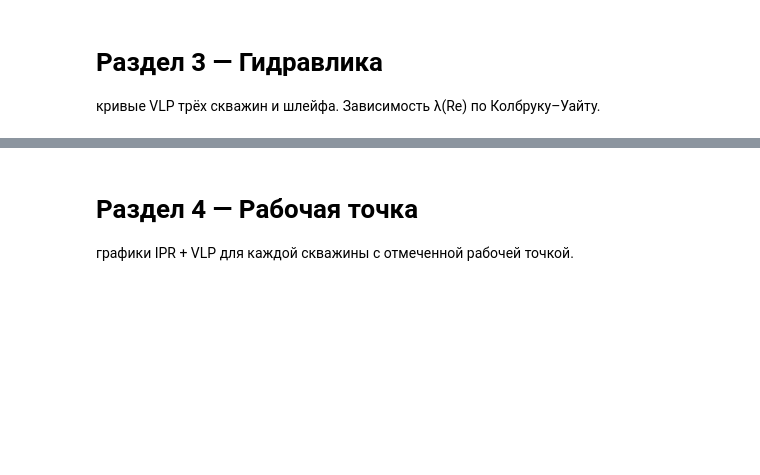
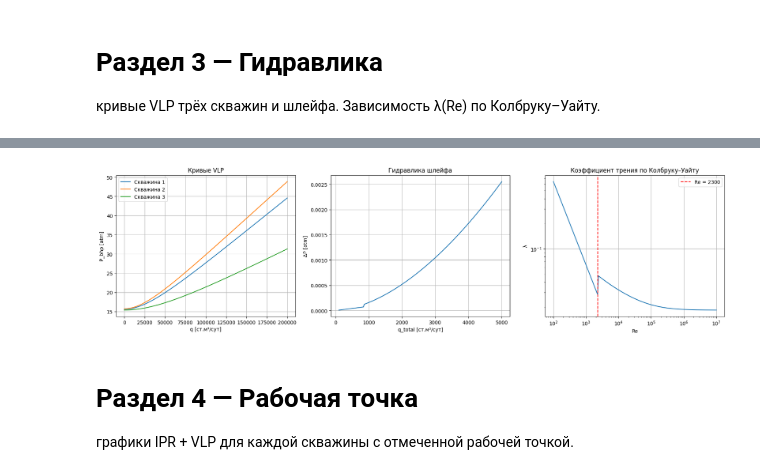
Before and after one commit to luismhpz95/gas_field_simulator, a Jupyter notebook: курсовая.ipynb, the cells around one changed output, grey strips where cells are left out. Saved outputs shown, nothing was run; the diff lists cells and outputs as text; code cells hidden in the pictures; blank space fills up the shorter version.

```diff
--- a/курсовая.ipynb
+++ b/курсовая.ipynb
@@ -168,3 +111,43 @@ plt.legend(); plt.show()
+# %%
+q_range  = np.linspace(0, 200000, 200)
+states_0 = simulate.solve(P_res=P0)
+
+# VLP скважин
+P_man_1 = states_0['well_1'].P_out
+P_man_2 = states_0['well_2'].P_out
+P_man_3 = states_0['well_3'].P_out
+
+P_bhp_vlp_1 = [simulate.calc_P_bhp(well_1, P_man_1, q)[0] for q in q_range]
+P_bhp_vlp_2 = [simulate.calc_P_bhp(well_2, P_man_2, q)[0] for q in q_range]
+P_bhp_vlp_3 = [simulate.calc_P_bhp(well_3, P_man_3, q)[0] for q in q_range]
+
+fig, axes = plt.subplots(1, 3, figsize=(18, 5))
+axes[0].plot(q_range, P_bhp_vlp_1, label='Скважина 1')
+axes[0].plot(q_range, P_bhp_vlp_2, label='Скважина 2')
+axes[0].plot(q_range, P_bhp_vlp_3, label='Скважина 3')
+axes[0].set(xlabel='q [ст.м³/сут]', ylabel='P_bhp [atm]', title='Кривые VLP')
+axes[0].legend()
+
+#шлейф
+q_shlyf = np.linspace(100, 5000, 200)
+dP_shlyf = [shlyf.dp(dcs.P_in(), q).dP for q in q_shlyf]
+
+axes[1].plot(q_shlyf, dP_shlyf)
+axes[1].set(xlabel='q_total [ст.м³/сут]', ylabel='ΔP [atm]', title='Гидравлика шлейфа')
+
+# λ(Re)
+Re_range     = np.logspace(2, 7, 200)
+lambda_vals  = [nkt_1.f_lambda(Re) for Re in Re_range]
+
+axes[2].loglog(Re_range, lambda_vals)
+axes[2].axvline(2300, color='r', linestyle='--', label='Re = 2300')
+axes[2].set(xlabel='Re', ylabel='λ', title='Коэффициент трения по Колбруку–Уайту')
+axes[2].legend()
+
+plt.tight_layout()
+plt.show()
+# %% [output]
+[figure, added]
 # %% [markdown]
 # Раздел 4 — Рабочая точка
 
```
Also changed, not shown: parts of 12 cells of this notebook.
